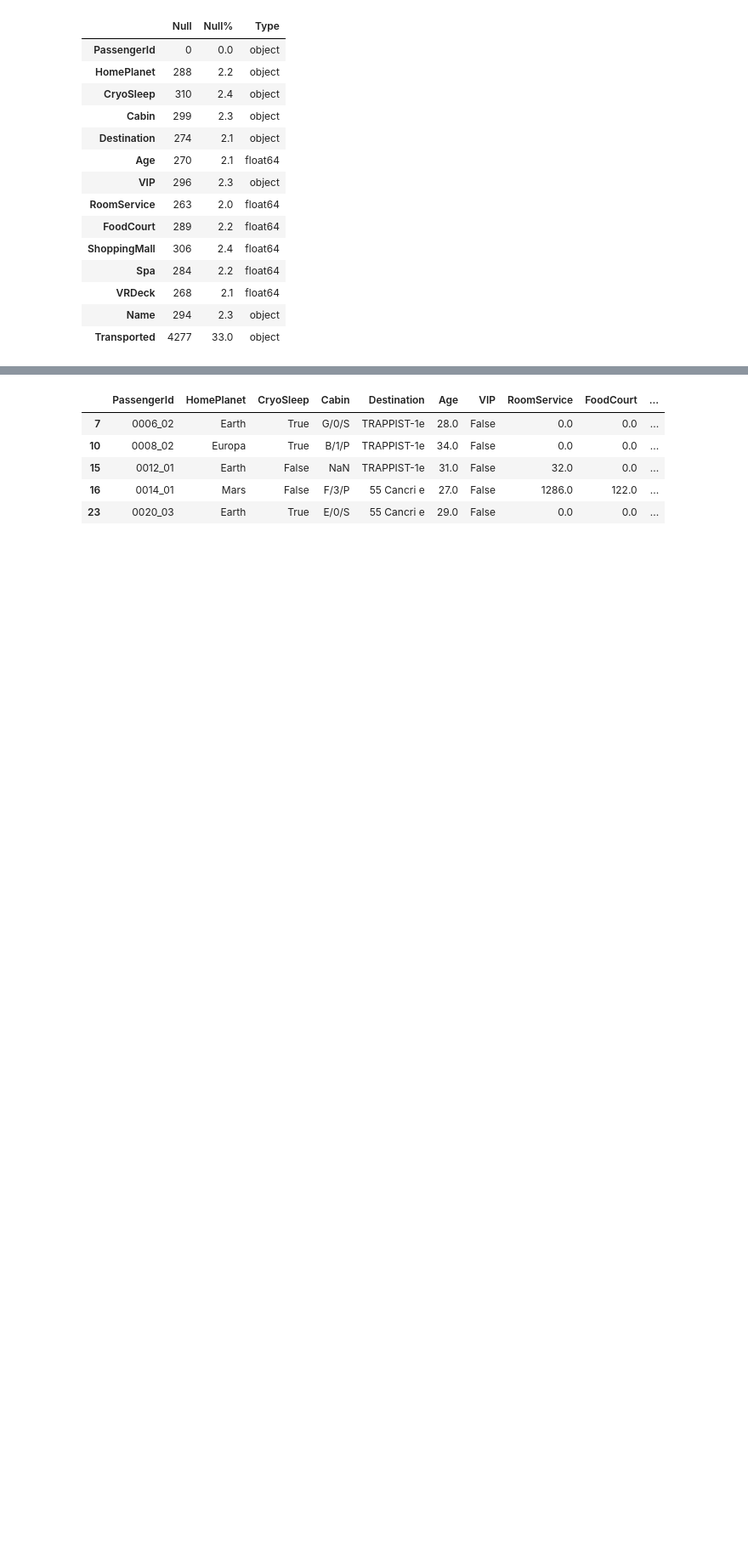
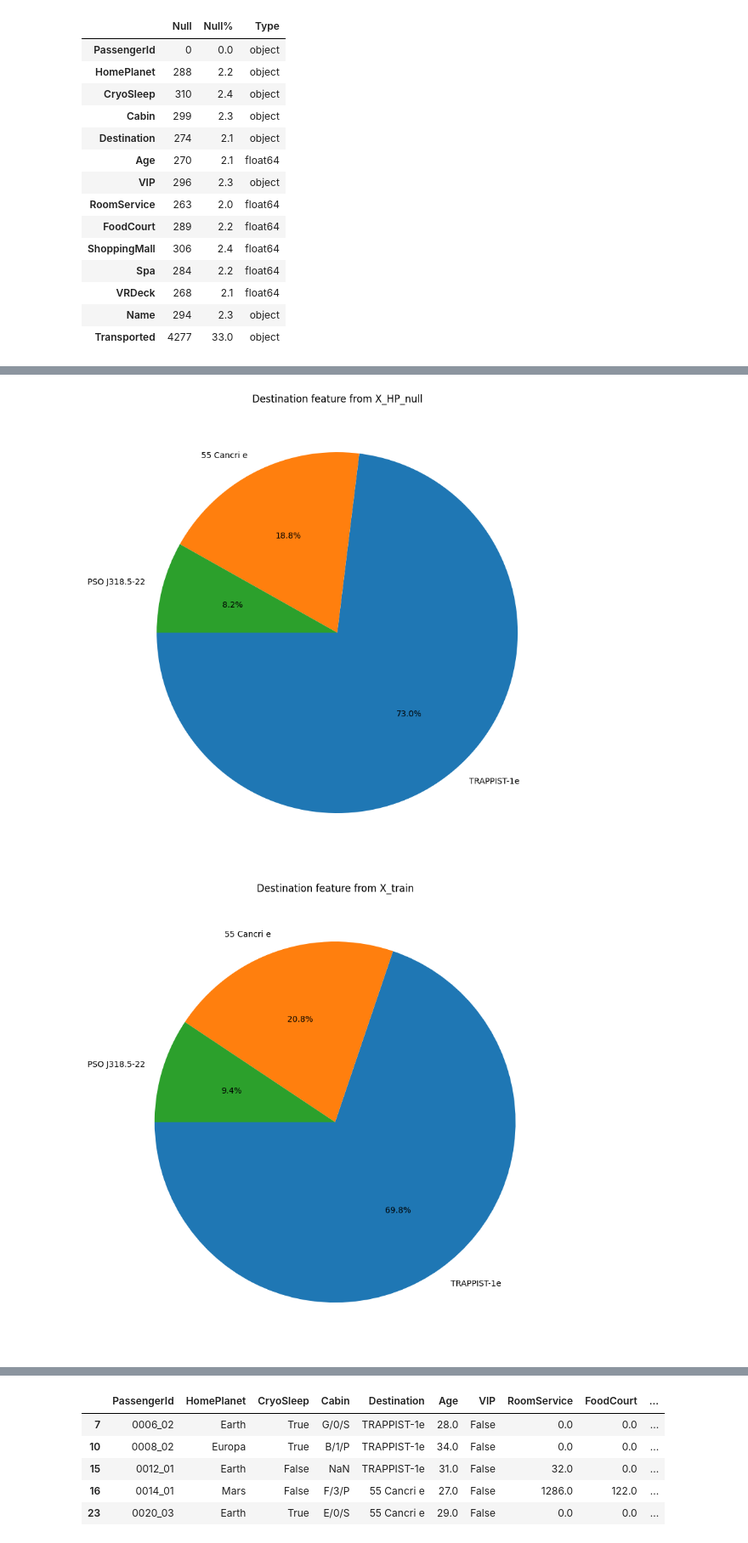
Before and after one commit to JMViJi/Spaceship-Titanic-Kaggle-Competition, a Jupyter notebook: spaceship-titanic.ipynb, the cells around one changed output, grey strips where cells are left out. Shown: that part at 85% size. Saved outputs shown, nothing was run; the diff lists cells and outputs as text; code cells hidden in the pictures; blank space fills up the shorter version.

```diff
--- a/spaceship-titanic.ipynb
+++ b/spaceship-titanic.ipynb
@@ -64,0 +171,5 @@ X_info
+# %%
+"""X_train['VIP'] = X_train['VIP'].astype(bool).astype(int) # VIP column is converted to boolean and then to integer
+X_train['Transported'] = X_train['Transported'].astype(bool).astype(int) # Transported column is converted to boolean and then to integer
+X_train['CryoSleep'] = X_train['CryoSleep'].astype(bool).astype(int) # Transported column is converted to boolean and then to integer
+X_train.head()"""
@@ -64,0 +183,12 @@ X_info
+# %%
+#One hot encoding for columns CryoSleep, VIP and Transported
+
+ohe_VIP = pd.get_dummies(X_train['VIP'], prefix='VIP').astype(bool).astype(int)
+ohe_CryoSleep = pd.get_dummies(X_train['CryoSleep'], prefix='CryoSleep').astype(bool).astype(int)
+
+
+
+X_train.drop('VIP', axis=1, inplace=True)
+X_train.drop('CryoSleep', axis=1, inplace=True)
+X_train = pd.concat([X_train, ohe_VIP, ohe_CryoSleep], axis=1)
+X_train.head()
@@ -64,0 +205,24 @@ X_info
+# %%
+import matplotlib.pyplot as plt
+import seaborn as sns
+
+# Selection of HomePlanet null values from X_train
+X_HP_null = X_train[X_train['HomePlanet'].isnull()]
+
+#Selection oh HomePlanet not null values from X_train
+X_HP_notnull = X_train[X_train['HomePlanet'].notnull()]
+
+# Pie chart of Destination feature from X_HP_null
+plt.figure(figsize=(10,10))
+plt.pie(X_HP_null['Destination'].value_counts(), labels=X_HP_null['Destination'].value_counts().index, autopct='%1.1f%%', startangle=180)
+plt.title('Destination feature from X_HP_null')
+plt.show()
+
+# Pie chart of Destination feature from X_train
+plt.figure(figsize=(10,10))
+plt.pie(X_HP_notnull['Destination'].value_counts(), labels=X_HP_notnull['Destination'].value_counts().index, autopct='%1.1f%%', startangle=180)
+plt.title('Destination feature from X_train')
+plt.show()
+# %% [output]
+[figure, added]
+[figure, added]
```
Also changed, not shown: parts of 23 cells of this notebook.
